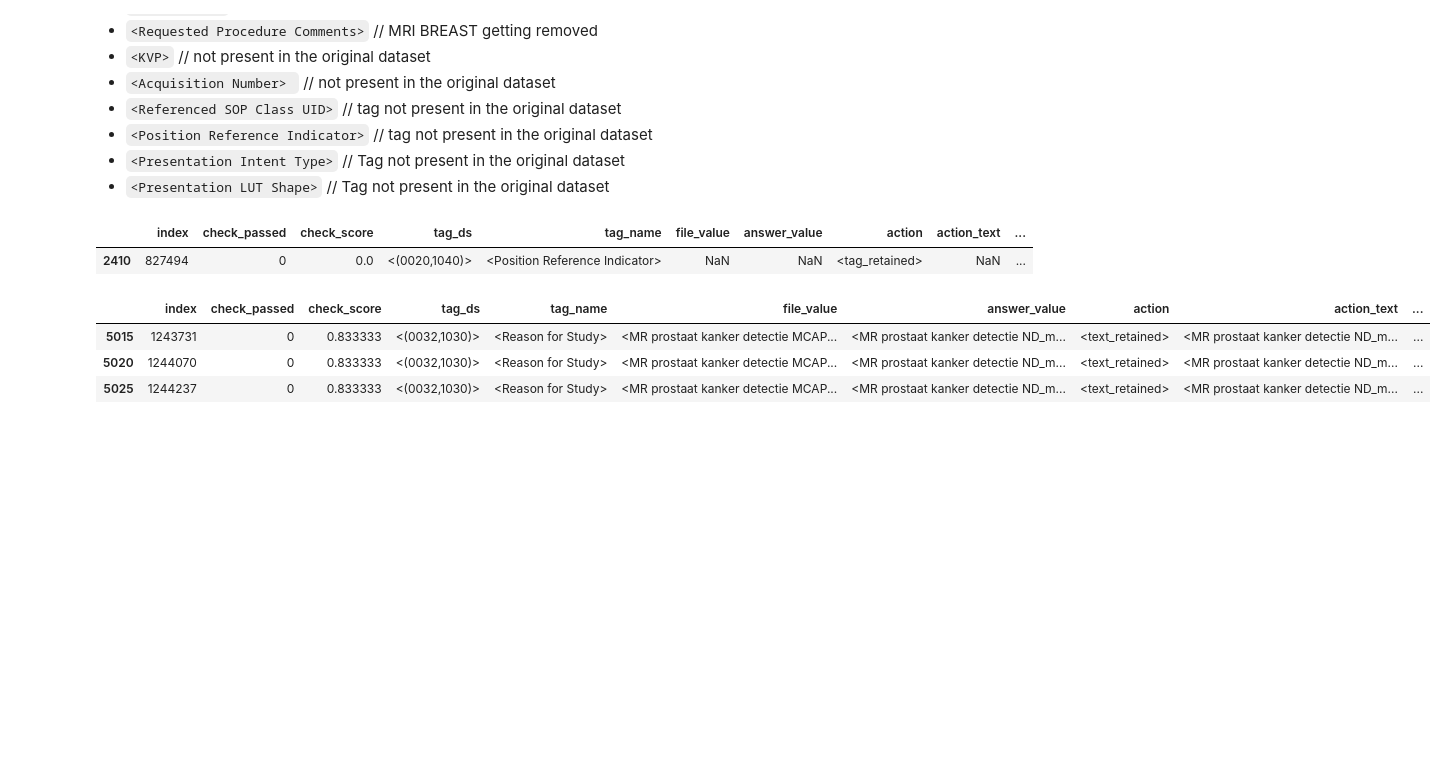
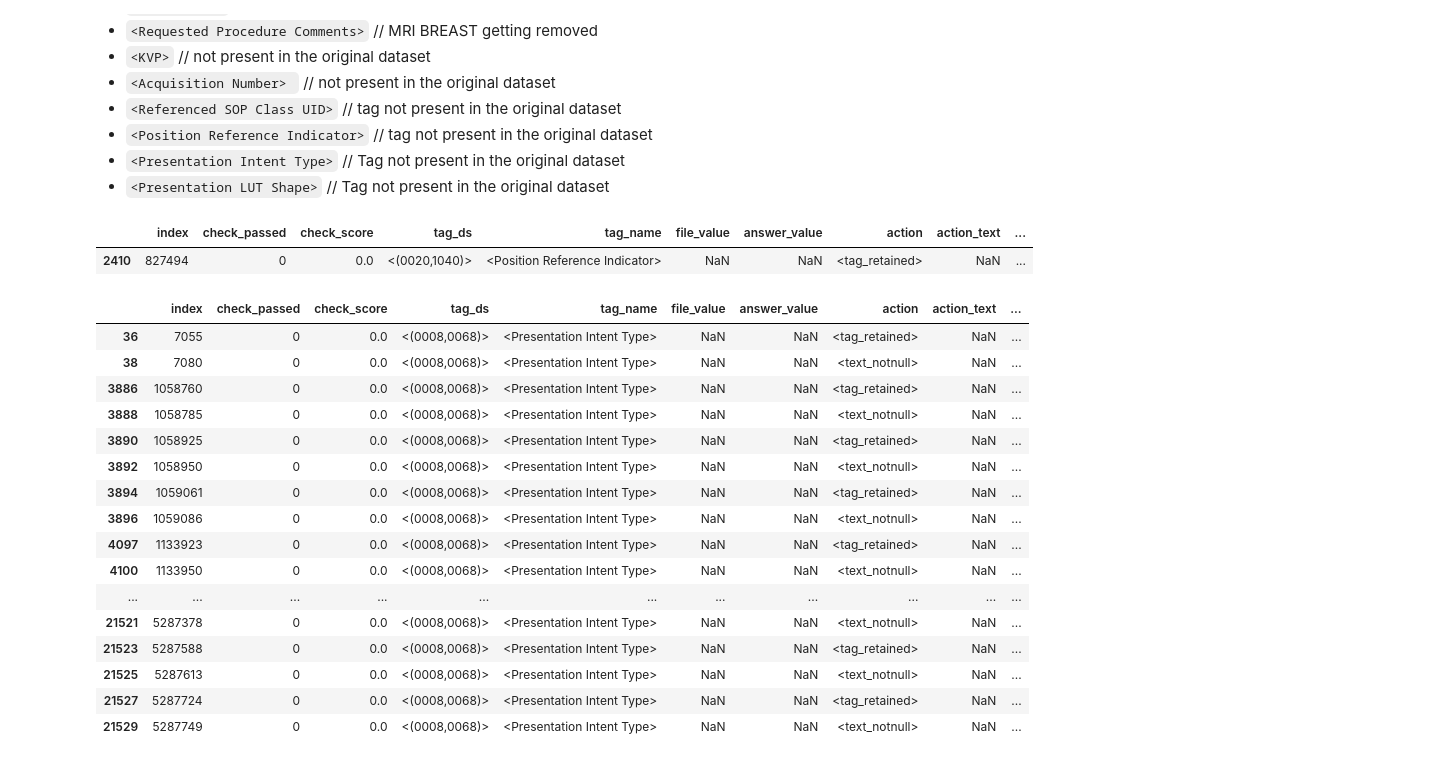
Before and after one commit to MIC-DKFZ/miccai2024_midi-b-submission, a Jupyter notebook: notebooks/exp_decprenacy_report.ipynb, the cells around one changed output. Drawn from its saved outputs; the diff is of its cells as text; code cells hidden in the pictures; blank space fills up the shorter version.

```diff
--- a/notebooks/exp_decprenacy_report.ipynb
+++ b/notebooks/exp_decprenacy_report.ipynb
@@ -63,9 +63,22 @@ report_df[(report_df['patient'] == '<Pseudo-PHI-013>') & (report_df['file_name']
 |  | index | check_passed | check_score | tag_ds | tag_name | file_value | answer_value | action | action_text | ... |
 | 2410 | 827494 | 0 | 0.0 | <(0020,1040)> | <Position Reference Indicator> | NaN | NaN | <tag_retained> | NaN | ... |
 # %%
-report_df[(report_df['tag_name'] == '<Reason for Study>')]
+report_df[(report_df['tag_name'] == '<Presentation Intent Type>')]
 # %% [output]
 |  | index | check_passed | check_score | tag_ds | tag_name | file_value | answer_value | action | action_text | ... |
-| 5015 | 1243731 | 0 | 0.833333 | <(0032,1030)> | <Reason for Study> | <MR prostaat kanker detectie MCAP... | <MR prostaat kanker detectie ND_m... | <text_retained> | <MR prostaat kanker detectie ND_m... | ... |
-| 5020 | 1244070 | 0 | 0.833333 | <(0032,1030)> | <Reason for Study> | <MR prostaat kanker detectie MCAP... | <MR prostaat kanker detectie ND_m... | <text_retained> | <MR prostaat kanker detectie ND_m... | ... |
-| 5025 | 1244237 | 0 | 0.833333 | <(0032,1030)> | <Reason for Study> | <MR prostaat kanker detectie MCAP... | <MR prostaat kanker detectie ND_m... | <text_retained> | <MR prostaat kanker detectie ND_m... | ... |
+| 36 | 7055 | 0 | 0.0 | <(0008,0068)> | <Presentation Intent Type> | NaN | NaN | <tag_retained> | NaN | ... |
+| 38 | 7080 | 0 | 0.0 | <(0008,0068)> | <Presentation Intent Type> | NaN | NaN | <text_notnull> | NaN | ... |
+| 3886 | 1058760 | 0 | 0.0 | <(0008,0068)> | <Presentation Intent Type> | NaN | NaN | <tag_retained> | NaN | ... |
+| 3888 | 1058785 | 0 | 0.0 | <(0008,0068)> | <Presentation Intent Type> | NaN | NaN | <text_notnull> | NaN | ... |
+| 3890 | 1058925 | 0 | 0.0 | <(0008,0068)> | <Presentation Intent Type> | NaN | NaN | <tag_retained> | NaN | ... |
+| 3892 | 1058950 | 0 | 0.0 | <(0008,0068)> | <Presentation Intent Type> | NaN | NaN | <text_notnull> | NaN | ... |
+| 3894 | 1059061 | 0 | 0.0 | <(0008,0068)> | <Presentation Intent Type> | NaN | NaN | <tag_retained> | NaN | ... |
+| 3896 | 1059086 | 0 | 0.0 | <(0008,0068)> | <Presentation Intent Type> | NaN | NaN | <text_notnull> | NaN | ... |
+| 4097 | 1133923 | 0 | 0.0 | <(0008,0068)> | <Presentation Intent Type> | NaN | NaN | <tag_retained> | NaN | ... |
+| 4100 | 1133950 | 0 | 0.0 | <(0008,0068)> | <Presentation Intent Type> | NaN | NaN | <text_notnull> | NaN | ... |
+| ... | ... | ... | ... | ... | ... | ... | ... | ... | ... | ... |
+| 21521 | 5287378 | 0 | 0.0 | <(0008,0068)> | <Presentation Intent Type> | NaN | NaN | <text_notnull> | NaN | ... |
+| 21523 | 5287588 | 0 | 0.0 | <(0008,0068)> | <Presentation Intent Type> | NaN | NaN | <tag_retained> | NaN | ... |
+| 21525 | 5287613 | 0 | 0.0 | <(0008,0068)> | <Presentation Intent Type> | NaN | NaN | <text_notnull> | NaN | ... |
+| 21527 | 5287724 | 0 | 0.0 | <(0008,0068)> | <Presentation Intent Type> | NaN | NaN | <tag_retained> | NaN | ... |
+| 21529 | 5287749 | 0 | 0.0 | <(0008,0068)> | <Presentation Intent Type> | NaN | NaN | <text_notnull> | NaN | ... |
```
Also changed, not shown: 6 other files.
